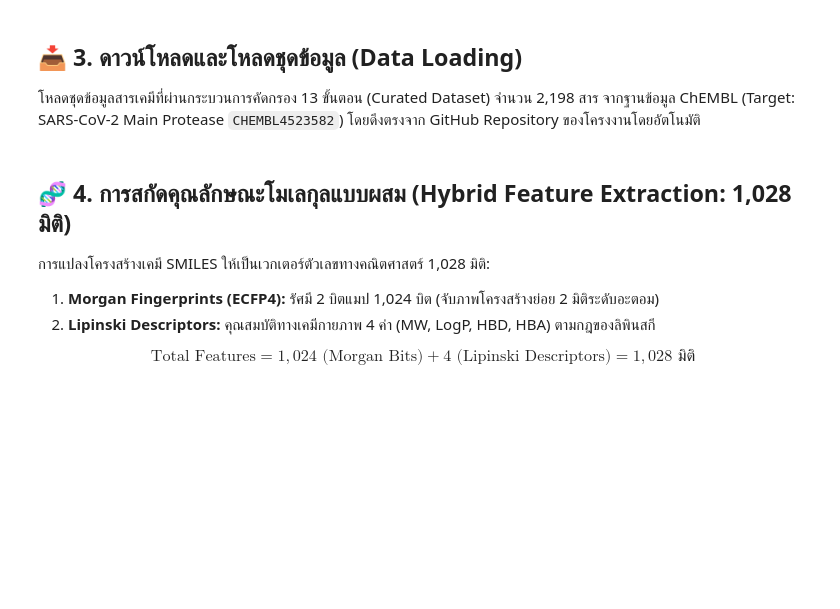
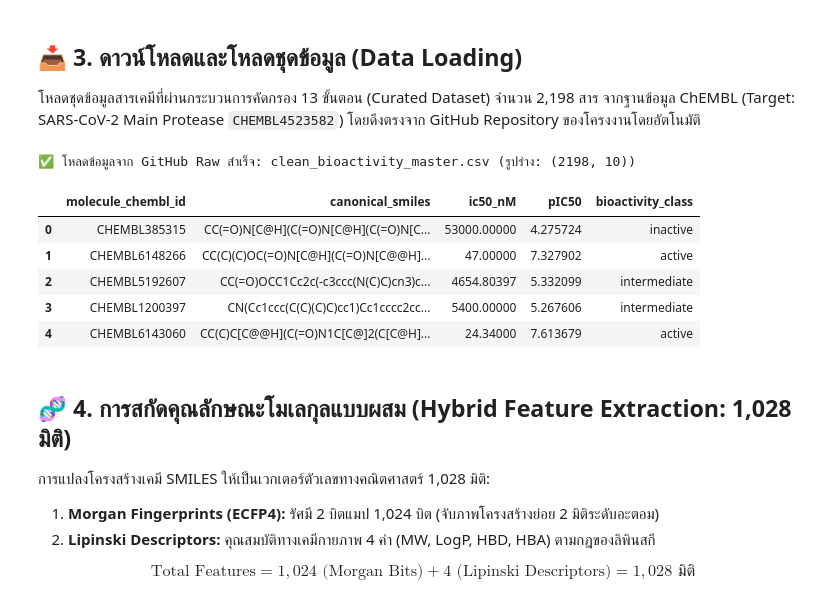
Before and after one commit to wanwisa-laoloet/ML-In-Silico-Bioactivity-Prediction-and-Structure-Activity-Relationship, a Jupyter notebook: notebooks/SARS_CoV_2_Mpro_Bioactivity_Prediction.ipynb, the cells around one changed output. Drawn from its saved outputs; the diff is of its cells as text; code cells hidden in the pictures; blank space fills up the shorter version.

```diff
--- a/notebooks/SARS_CoV_2_Mpro_Bioactivity_Prediction.ipynb
+++ b/notebooks/SARS_CoV_2_Mpro_Bioactivity_Prediction.ipynb
@@ -100,15 +104,23 @@ print(f"🚀 ตั้งค่าสภาพแวดล้อมพร้อ
 # %%
 # URL ชุดข้อมูลจาก GitHub Repository
 BASE_GITHUB_RAW = "https://raw.githubusercontent.com/wanwisa-laoloet/ML-In-Silico-Bioactivity-Prediction-and-Structure-Activity-Relationship/main"
 MASTER_DATA_URL = f"{BASE_GITHUB_RAW}/data/processed/clean_bioactivity_master.csv"
 EXTERNAL_DATA_URL = f"{BASE_GITHUB_RAW}/data/processed/external_ddh_clean.csv"
 
 # โหลดข้อมูลเข้าสู่ DataFrame
 df_master = pd.read_csv(MASTER_DATA_URL)
 print(f"✅ โหลดข้อมูลจาก GitHub Raw สำเร็จ: clean_bioactivity_master.csv (รูปร่าง: {df_master.shape})")
 
 # แสดงตัวอย่างข้อมูล 5 แถวแรก
-df_master[["molecule_chembl_id", "canonical_smiles", "standard_value", "pIC50", "bioactivity_class"]].head(5)
+df_master[["molecule_chembl_id", "canonical_smiles", "ic50_nM", "pIC50", "bioactivity_class"]].head(5)
+# %% [output]
+✅ โหลดข้อมูลจาก GitHub Raw สำเร็จ: clean_bioactivity_master.csv (รูปร่าง: (2198, 10))
+|  | molecule_chembl_id | canonical_smiles | ic50_nM | pIC50 | bioactivity_class |
+| 0 | CHEMBL385315 | CC(=O)N[C@H](C(=O)N[C@H](C(=O)N[C... | 53000.00000 | 4.275724 | inactive |
+| 1 | CHEMBL6148266 | CC(C)(C)OC(=O)N[C@H](C(=O)N[C@@H]... | 47.00000 | 7.327902 | active |
+| 2 | CHEMBL5192607 | CC(=O)OCC1Cc2c(-c3ccc(N(C)C)cn3)c... | 4654.80397 | 5.332099 | intermediate |
+| 3 | CHEMBL1200397 | CN(Cc1ccc(C(C)(C)C)cc1)Cc1cccc2cc... | 5400.00000 | 5.267606 | intermediate |
+| 4 | CHEMBL6143060 | CC(C)C[C@@H](C(=O)N1C[C@]2(C[C@H]... | 24.34000 | 7.613679 | active |
 # %% [markdown]
 ## 🧬 4. การสกัดคุณลักษณะโมเลกุลแบบผสม (Hybrid Feature Extraction: 1,028 มิติ)
 การแปลงโครงสร้างเคมี SMILES ให้เป็นเวกเตอร์ตัวเลขทางคณิตศาสตร์ 1,028 มิติ:
```
Also changed, not shown: parts of 6 cells of this notebook.
